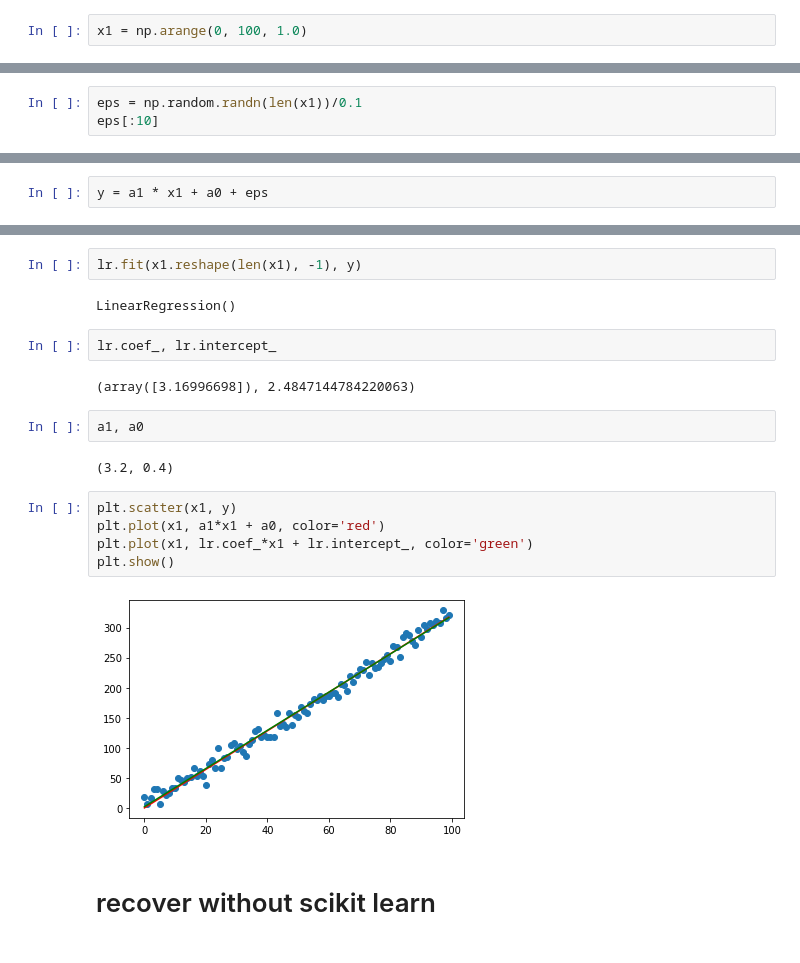
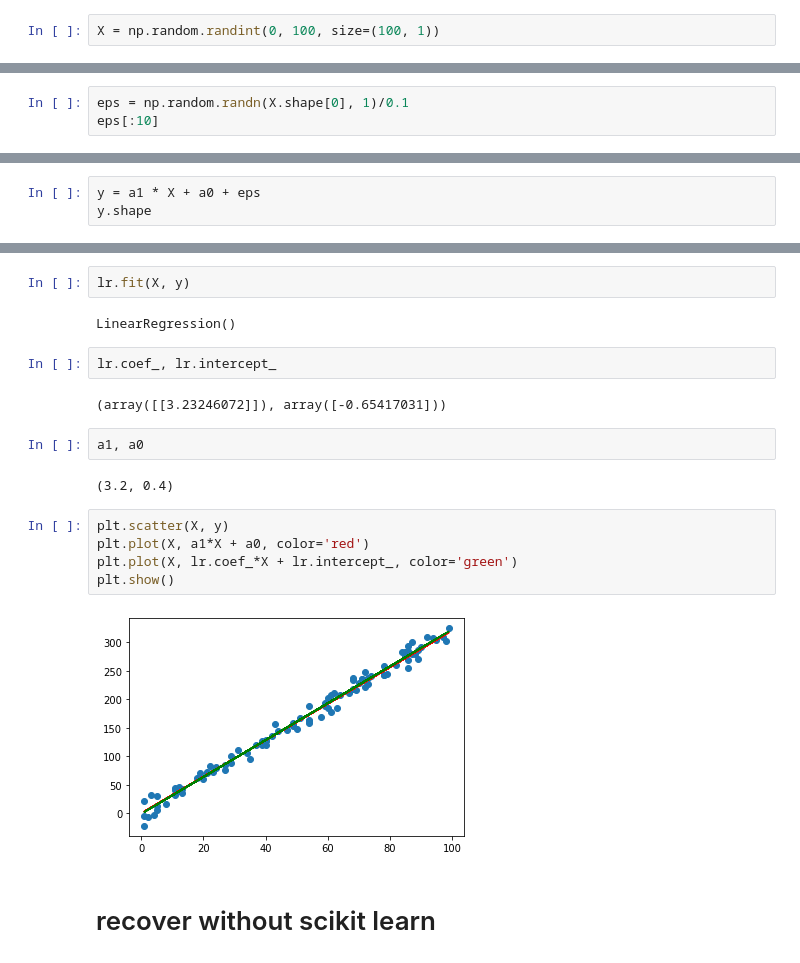
Before and after one commit to yao-eastside/machine-learning-pearls, a Jupyter notebook: linear-models/linear-regression.ipynb, the cells around one changed output, grey strips where cells are left out. Saved outputs shown, nothing was run; the diff lists cells and outputs as text.

```diff
--- a/linear-models/linear-regression.ipynb
+++ b/linear-models/linear-regression.ipynb
@@ -1,4 +1,4 @@
 # %%
 import numpy as np
 # %%
-x1 = np.arange(0, 100, 1.0)
+X = np.random.randint(0, 100, size=(100, 1))
@@ -9,6 +22,6 @@ array([0., 1., 2., 3., 4., 5., 6., 7., 8., 9.])
 # %%
 np.random.seed(0)
 # %%
-eps = np.random.randn(len(x1))/0.1
+eps = np.random.randn(X.shape[0], 1)/0.1
 eps[:10]
 # %% [output]
@@ -24,2 +47,3 @@ np.dot(eps, eps)
 # %%
-y = a1 * x1 + a0 + eps
+y = a1 * X + a0 + eps
+y.shape
@@ -47,24 +81,24 @@ from sklearn.linear_model import LinearRegression
 # %%
 lr = LinearRegression()
 # %%
-lr.fit(x1.reshape(len(x1), -1), y)
+lr.fit(X, y)
 # %% [output]
 LinearRegression()
 # %%
 lr.coef_, lr.intercept_
 # %% [output]
-(array([3.16996698]), 2.4847144784220063)
+(array([[3.23246072]]), array([-0.65417031]))
 # %%
 a1, a0
 # %% [output]
 (3.2, 0.4)
 # %%
-plt.scatter(x1, y)
-plt.plot(x1, a1*x1 + a0, color='red')
-plt.plot(x1, lr.coef_*x1 + lr.intercept_, color='green')
+plt.scatter(X, y)
+plt.plot(X, a1*X + a0, color='red')
+plt.plot(X, lr.coef_*X + lr.intercept_, color='green')
 plt.show()
 # %% [output]
-[figure, old version]
+[figure, new version]
 # %% [markdown]
 # recover without scikit learn
 # %%
```
Also changed, not shown: parts of 34 cells of this notebook.
